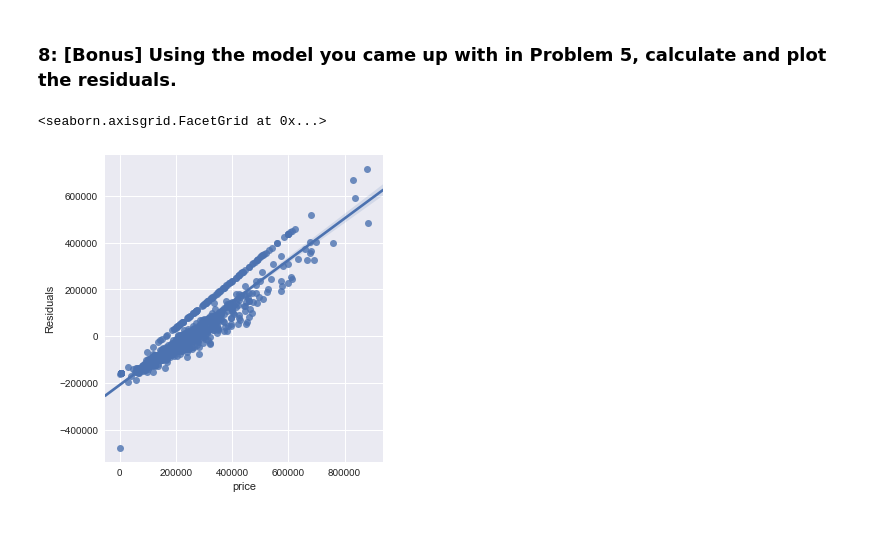
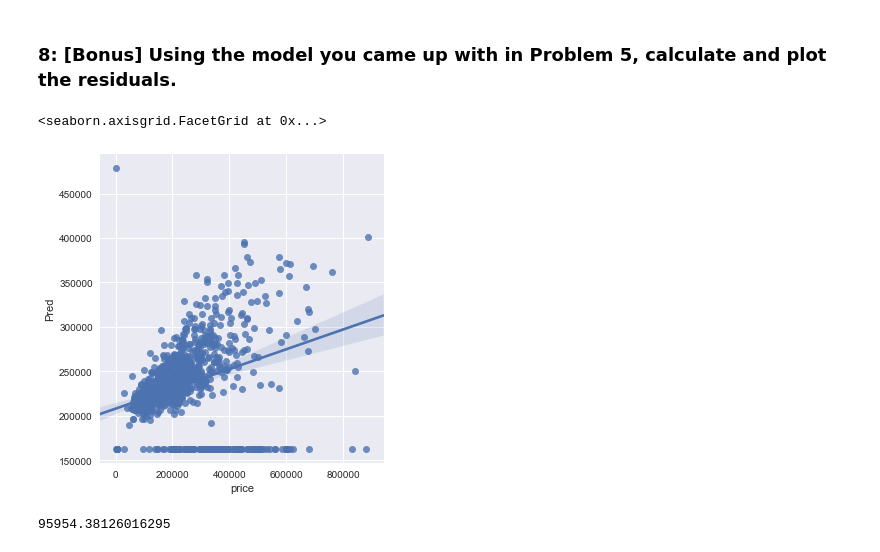
Before and after one commit to ga-curriculum/lab-linear-regression, a Jupyter notebook: solution-code/simple-linear-regression-sacramento-solutions.ipynb, the cells around one changed output. Cells and saved outputs as stored; diff of their text form; code cells hidden in the pictures.

```diff
--- a/solution-code/simple-linear-regression-sacramento-solutions.ipynb
+++ b/solution-code/simple-linear-regression-sacramento-solutions.ipynb
@@ -11,7 +11,7 @@ In this lab you will hone your EDA skills and practice constructing simple linea
 # %% [markdown]
 ### 1. Read in the Sacramento housing data set.
 # %%
-sac_csv = './datasets/sacramento_real_estate_transactions.csv'
+sac_csv = '../datasets/sacramento_real_estate_transactions.csv'
 # %%
 import pandas as pd
 
@@ -257,10 +261,16 @@ for x in shd['sq__ft']:
 shd['Pred'] = y_pred
 
 # Residuals equals the difference between Y-True and Y-Pred
-shd['Residuals'] = shd['price']-shd['Pred']
+shd['Residuals'] = abs(shd['price']-shd['Pred'])
 # %%
 #Plotting the residual Differences againts price.
-sns.lmplot(x='price', y='Residuals', data=shd)
+sns.lmplot(x='price', y='Pred', data=shd)
 # %% [output]
 <seaborn.axisgrid.FacetGrid at 0x...>
-[figure, old version]
+[figure, new version]
+# %%
+shd['Residuals'].mean()
+# the mean of our residuals is aproximately $96,000, which means that is
+# on average how off our prediction is.
+# %% [output]
+95954.38126016295
```
Also changed, not shown: parts of 11 cells of this notebook, 2 other files.
